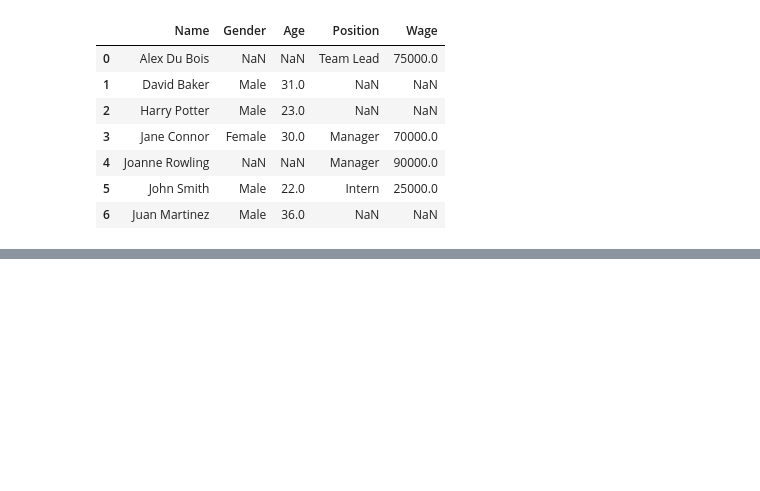
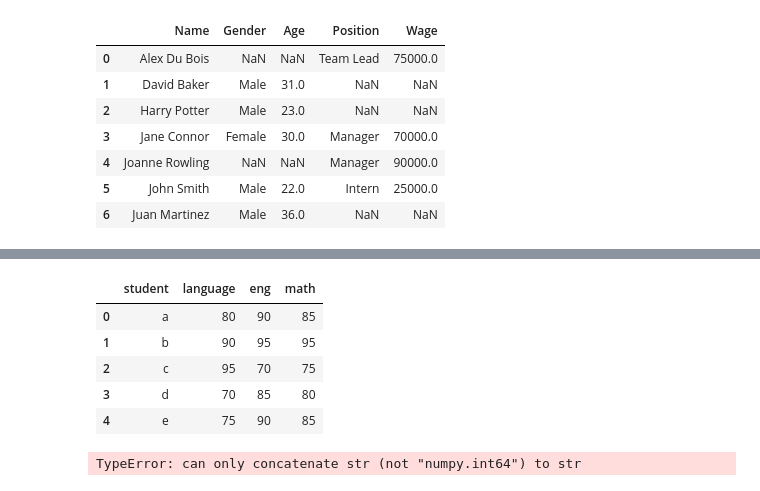
Before and after one commit to coconutkim/data, a Jupyter notebook: pandas/0808판다스기초.ipynb, the cells around one changed output, grey strips where cells are left out. Cells and saved outputs as stored; diff of their text form; code cells hidden in the pictures; blank space fills up the shorter version.

```diff
--- a/pandas/0808판다스기초.ipynb
+++ b/pandas/0808판다스기초.ipynb
@@ -300,0 +325,19 @@ final1.merge(final2,on = 'Name',how = 'outer')
+# %%
+seme1 = pd.read_excel('C:/ex/data/1학기.xlsx')
+# 역슬래시를 꼭 슬래시로 바꾸기
+seme1
+# %% [output]
+|  | student | language | eng | math |
+| 0 | a | 80 | 90 | 85 |
+| 1 | b | 90 | 95 | 95 |
+| 2 | c | 95 | 70 | 75 |
+| 3 | d | 70 | 85 | 80 |
+| 4 | e | 75 | 90 | 85 |
+# %%
+# 학생별 평균
+print(seme1.iloc[0].mean())
+print(seme1.iloc[1].mean())
+print(seme1.iloc[2].mean())
+print(seme1.iloc[3].mean())
+# %% [output]
+TypeError: can only concatenate str (not "numpy.int64") to str
```
Also changed, not shown: parts of 28 cells of this notebook.
